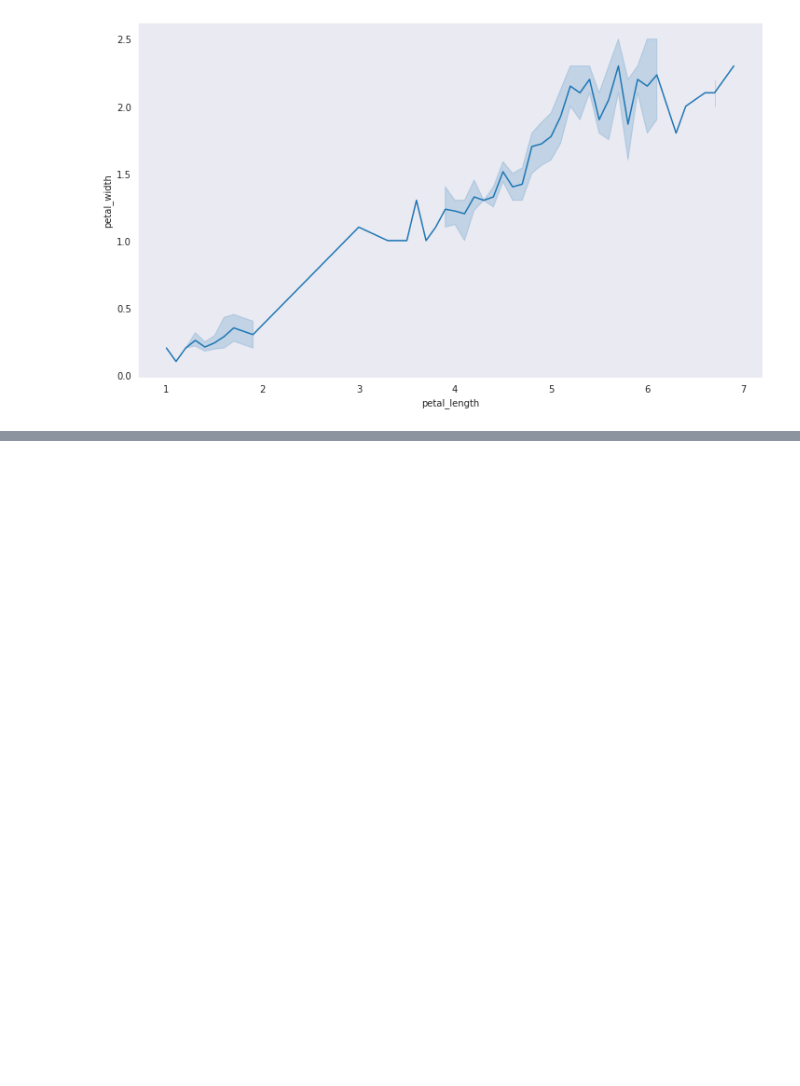
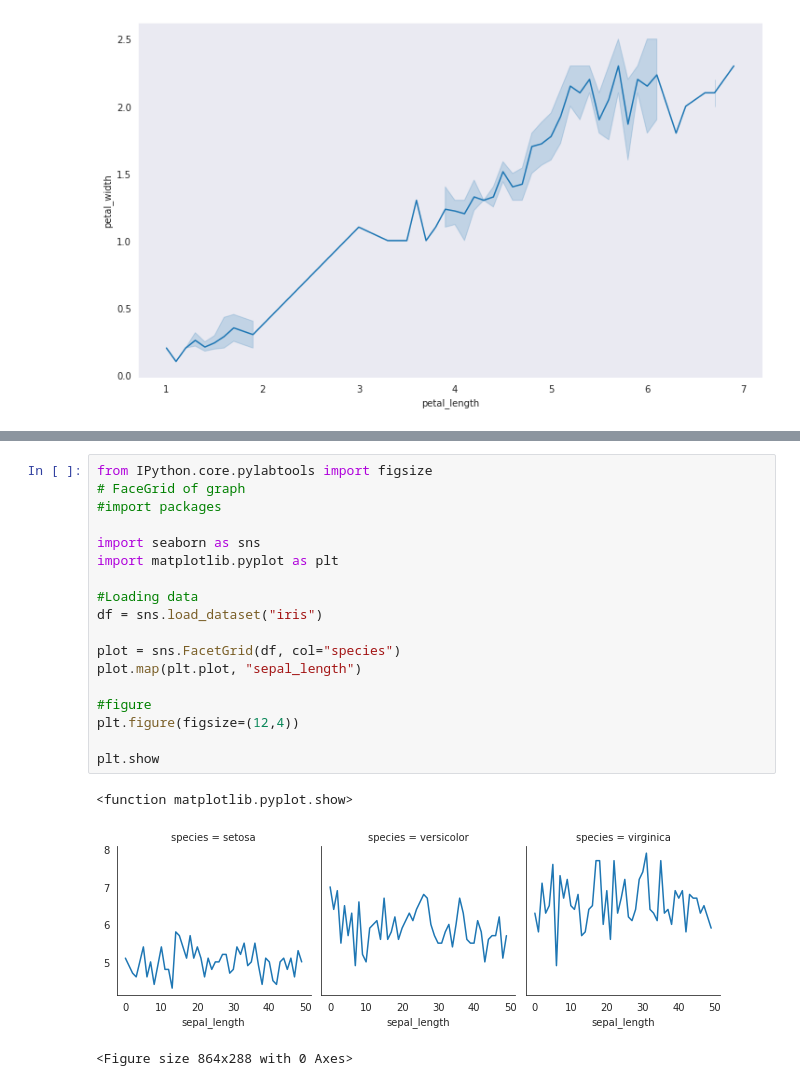
Before and after one commit to Manojgharge07/DataScience-Mentorship-Python-Basic, a Jupyter notebook: Python_Basic_20_seaborn_matplotlib.ipynb, the cells around one changed output, grey strips where cells are left out. Drawn from its saved outputs; the diff is of its cells as text; blank space fills up the shorter version.

```diff
--- a/Python_Basic_20_seaborn_matplotlib.ipynb
+++ b/Python_Basic_20_seaborn_matplotlib.ipynb
@@ -332,0 +426,22 @@ plt.show()
+# %%
+from IPython.core.pylabtools import figsize
+# FaceGrid of graph
+#import packages
+
+import seaborn as sns
+import matplotlib.pyplot as plt
+
+#Loading data
+df = sns.load_dataset("iris")
+
+plot = sns.FacetGrid(df, col="species")
+plot.map(plt.plot, "sepal_length")
+
+#figure
+plt.figure(figsize=(12,4))
+
+plt.show
+# %% [output]
+<function matplotlib.pyplot.show>
+[figure, added]
+<Figure size 864x288 with 0 Axes>
```
Also changed, not shown: parts of 37 cells of this notebook.
